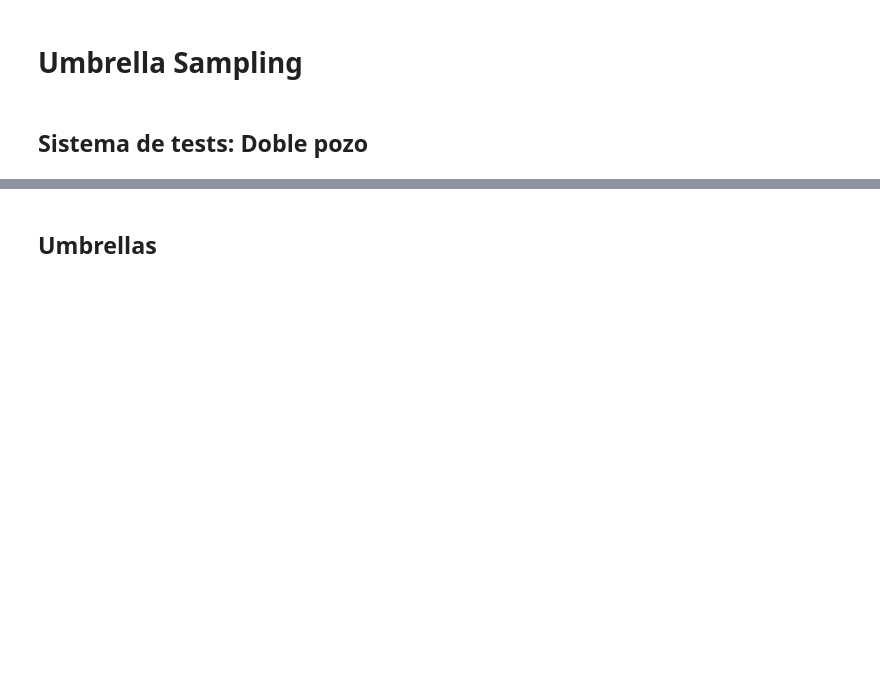
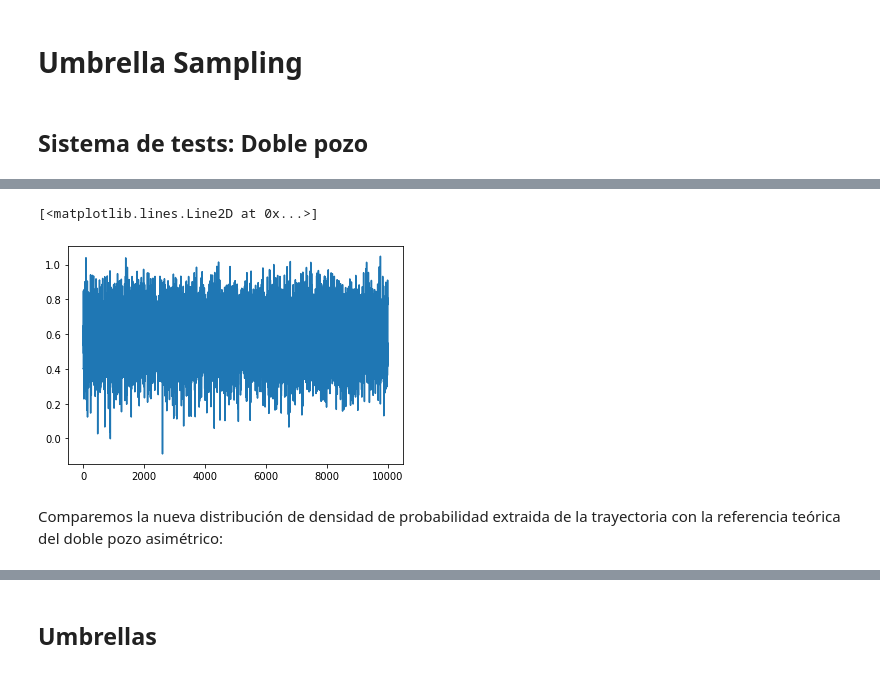
Before and after one commit to uibcdf/REMD_testbed, a Jupyter notebook: Umbrella_Sampling.ipynb, the cells around one changed output, grey strips where cells are left out. Cells and saved outputs as stored; diff of their text form; code cells hidden in the pictures; blank space fills up the shorter version.

```diff
--- a/Umbrella_Sampling.ipynb
+++ b/Umbrella_Sampling.ipynb
@@ -59,0 +124,19 @@ plt.show()
+# %%
+# Condiciones iniciales
+initial_positions =  np.zeros([1, 3], np.float32) * unit.nanometers
+initial_positions[0,0] = xo
+
+# Simulación
+times, positions, _, _, _ = langevin_NVT (double_well_asymmetric.system, temperature = T,
+                                          friction = 1.0/unit.picoseconds,
+                                          initial_positions = initial_positions,
+                                          integration_timestep = 0.2 * unit.picoseconds,
+                                          saving_timestep = 10.0 * unit.picoseconds,
+                                          total_time = 0.1 * unit.microseconds)
+# %%
+plt.plot(positions[:,0,0])
+# %% [output]
+[<matplotlib.lines.Line2D at 0x...>]
+[figure, added]
+# %% [markdown]
+Comparemos la nueva distribución de densidad de probabilidad extraida de la trayectoria con la referencia teórica del doble pozo asimétrico:
```
Also changed, not shown: parts of 22 cells of this notebook, 1 other file.
